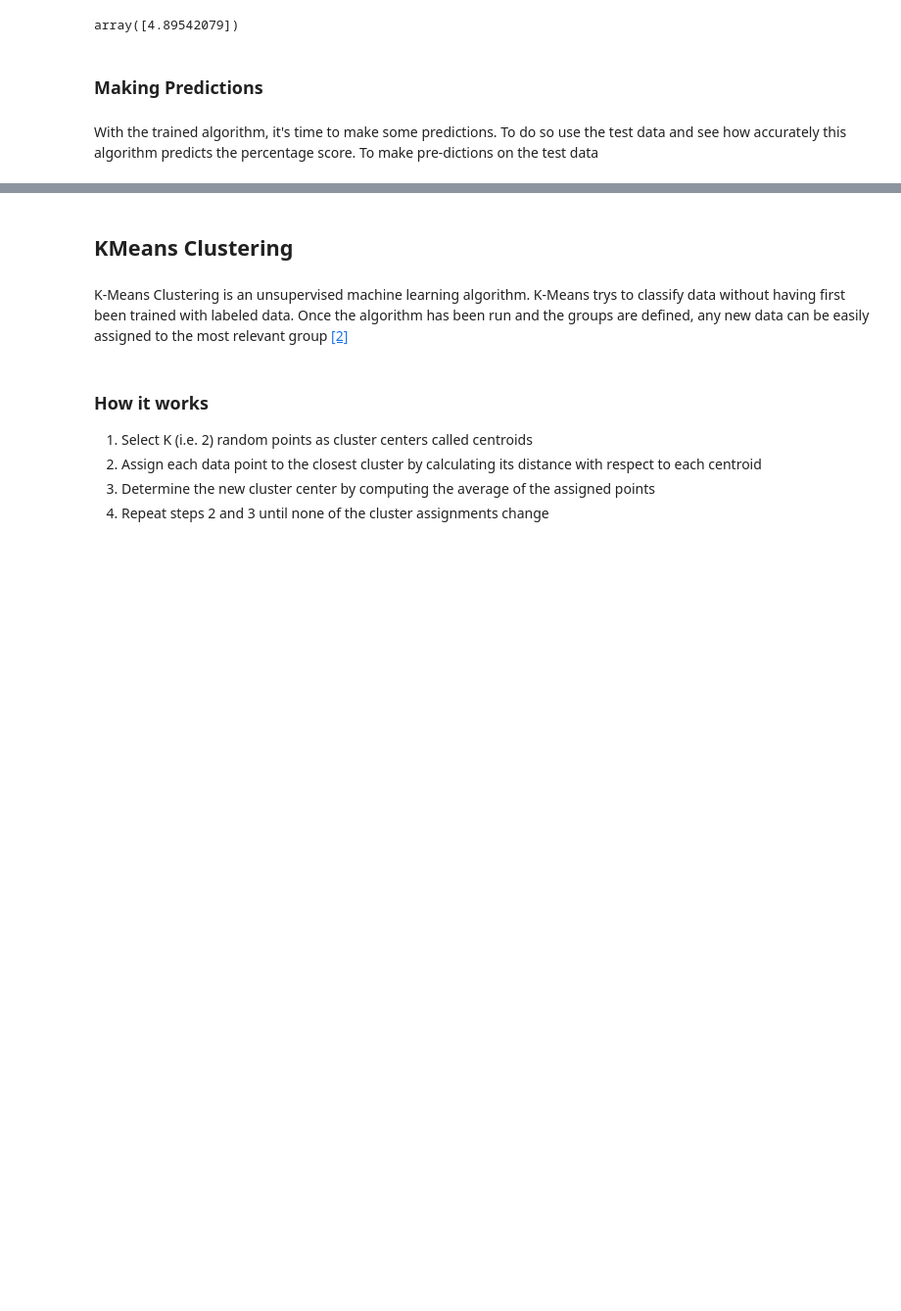
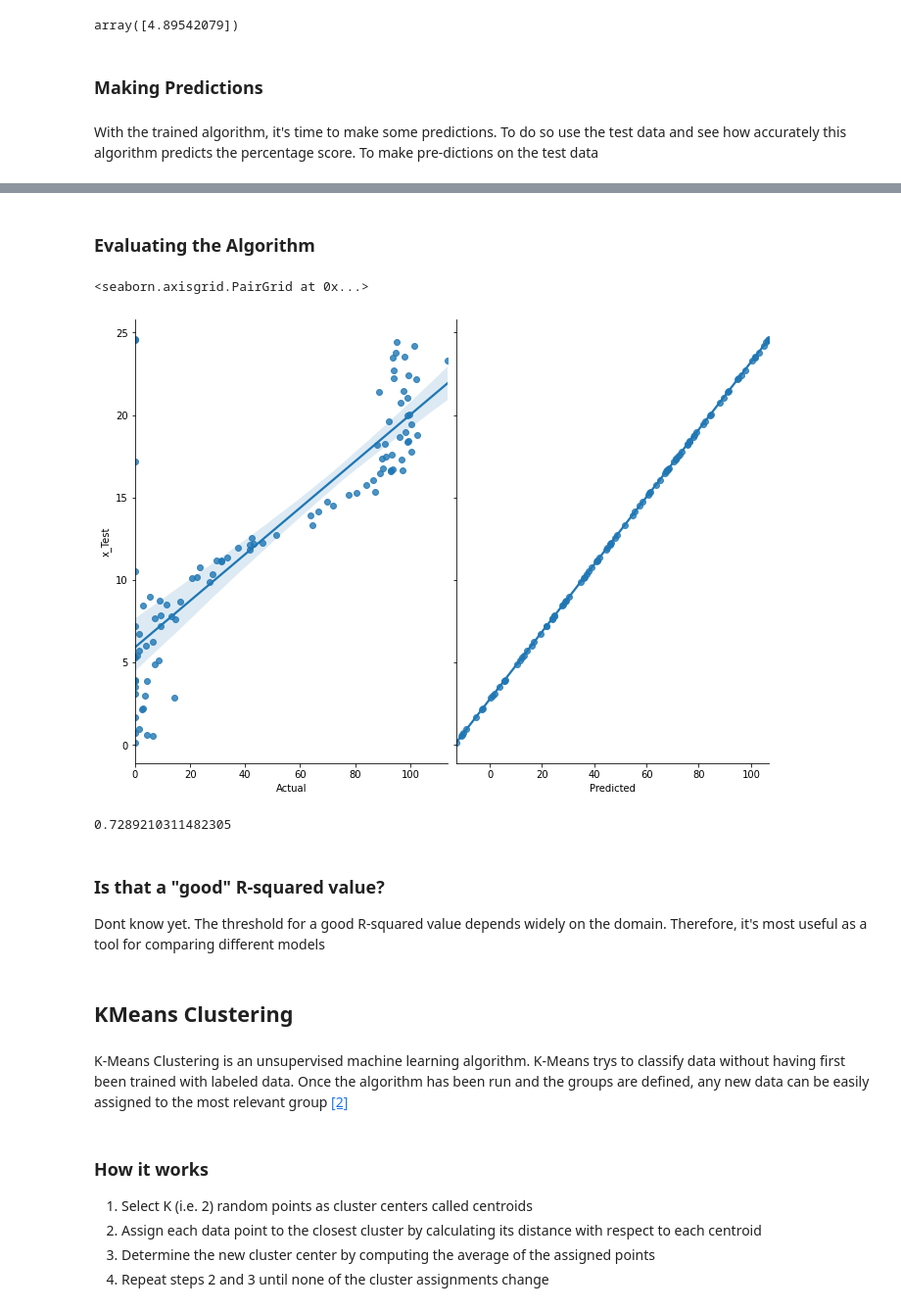
Before and after one commit to neadie/machine_learning_and_stats_project, a Jupyter notebook: MachineLearningAndStatsProject.ipynb, the cells around one changed output, grey strips where cells are left out. Shown at 98% size. Drawn from its saved outputs; the diff is of its cells as text; code cells hidden in the pictures; blank space fills up the shorter version.

```diff
--- a/MachineLearningAndStatsProject.ipynb
+++ b/MachineLearningAndStatsProject.ipynb
@@ -173,3 +173,18 @@ df_diff
+# %% [markdown]
+### Evaluating the Algorithm
+# %%
+sns.pairplot(df_diff, x_vars=['Actual','Predicted'], y_vars='x_Test', height=7, aspect=0.7, kind='reg')
+# %% [output]
+<seaborn.axisgrid.PairGrid at 0x...>
+[figure, added]
+# %%
+regressor.score(df[['speed']],df['power'])
+# %% [output]
+0.7289210311482305
+# %% [markdown]
+### Is that a "good" R-squared value?
+
+Dont know yet. The threshold for a good R-squared value depends widely on the domain. Therefore, it's most useful as a tool for comparing different models
 # %% [markdown]
 ## KMeans Clustering
 # %% [markdown]
```
Also changed, not shown: parts of 9 cells of this notebook, 5 other files.
